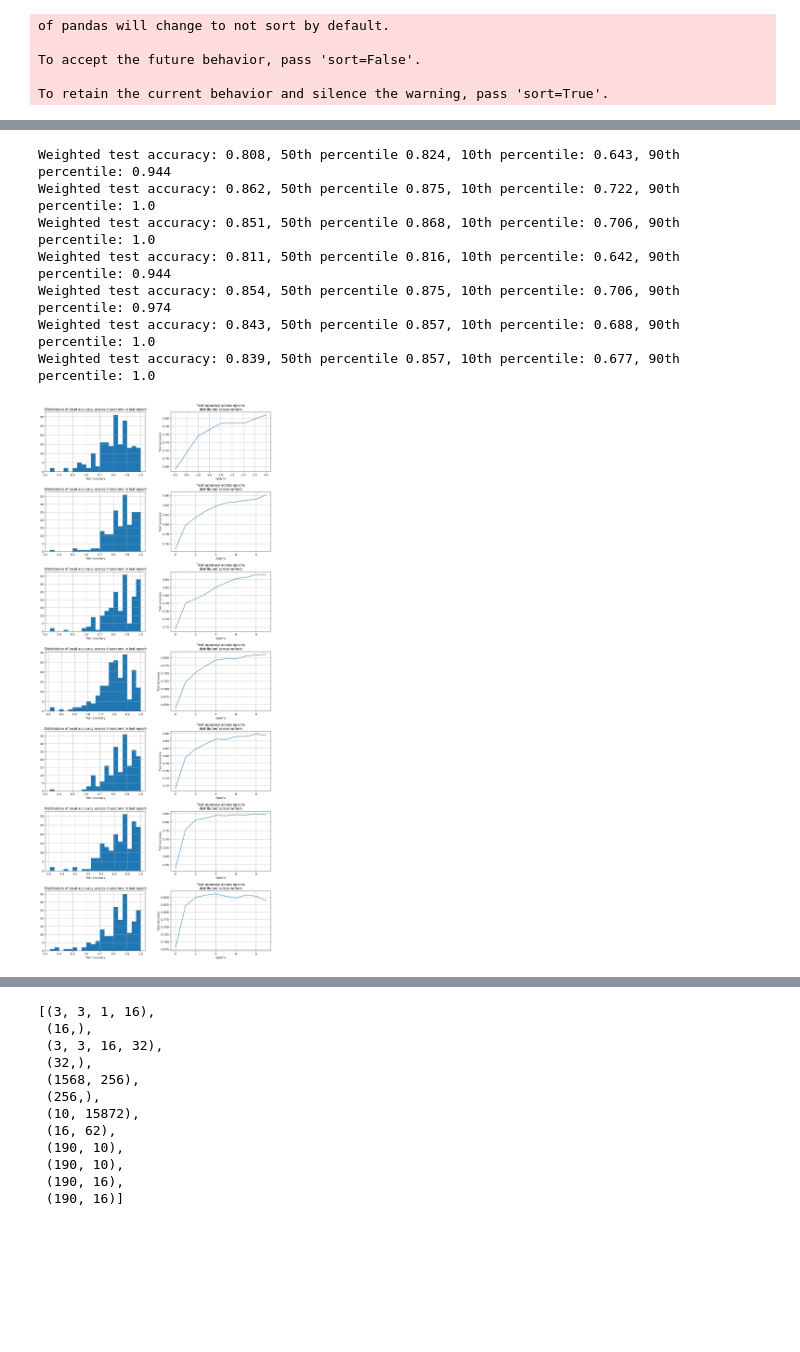
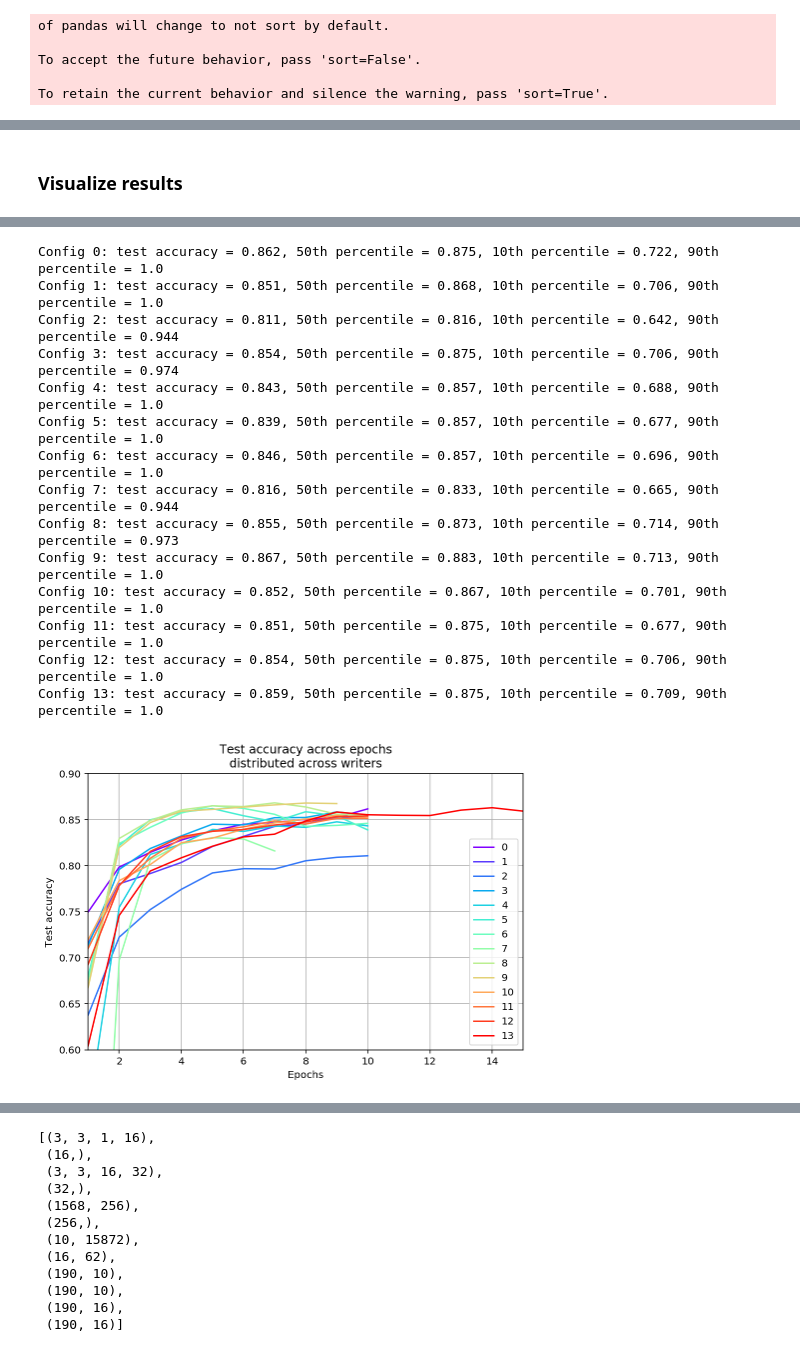
Before and after one commit to milesaturpin/latent-variable-nn, a Jupyter notebook: notebooks/femnist_results.ipynb, the cells around one changed output, grey strips where cells are left out. Cells and saved outputs as stored; diff of their text form; code cells hidden in the pictures; blank space fills up the shorter version.

```diff
--- a/notebooks/femnist_results.ipynb
+++ b/notebooks/femnist_results.ipynb
@@ -109,2 +118,3 @@ display(temp[[col for col in temp if col not in ['description']] + ['description
 # %%
 directories = !cd ../experiments/femnist; ls -d -- */
+directories = directories[-14:]
@@ -113,7 +121,3 @@ directories = !cd ../experiments/femnist; ls -d -- */
-# %%
-directories = directories[2:3]
-# %%
-directories = directories[-7:]
 # %%
 results_df_list = []
 hyperparams = []
@@ -148,7 +152,7 @@ for exp_dir in directories:
         if mod_hyper['description'] is None:
             mod_hyper['description']=-1
         try:
-            mod_hyper['latent_config']
+            blub = mod_hyper['latent_config']
         except:
             mod_hyper['latent_config']='NA'
         mod_hyperparams.append(mod_hyper)
@@ -178,19 +161,17 @@ display(temp[[col for col in temp if col not in ['description']] + ['description
+# %% [markdown]
+### Visualize results
 # %%
 num_configs = len(directories)
-plt.figure(figsize=(12,num_configs*4))
 
-temp = config_df.drop(['seed', 'testing', 'print_freq'],1)
+temp = config_df.drop(['seed', 'testing', 'print_freq', 'eval_every', 'data_dir'],1)
 # Move description to end
 display(temp[[col for col in temp if col not in ['description']] + ['description']])
 
-for i in range(num_configs):
-    train_stats = results_df_list[i]
+mean_accs = []
+for i, train_stats in enumerate(results_df_list):
     fed_acc_df = train_stats['test_acc'].unstack()
-
-    plt.subplot(num_configs,2,2*i+1)
-    fed_acc_df.tail(1).squeeze().hist(bins=20)
-    plt.title('Distribution of local accuracy across characters in last epoch')
-    plt.xlabel('Test accuracy')
+    mean_acc = fed_acc_df.apply(lambda s: np.dot(s.values, samples_weights.values), axis=1)
+    mean_accs.append(mean_acc)
 
     get_percentile = lambda perc: np.percentile(
         sorted(fed_acc_df.tail(1).squeeze().dropna().values), perc)
@@ -199,27 +180,15 @@ for i in range(num_configs):
         round(get_percentile(50),3),
         round(get_percentile(10),3),
         round(get_percentile(90),3)]
-    print('Weighted test accuracy: {}, 50th percentile {}, 10th percentile: {}, 90th percentile: {}'.format(*stats))
-    plt.subplot(num_configs,2,2*i+2)
-    plt.plot(
-        #fed_acc_df.apply(lambda s: np.percentile(s.dropna(), 50), axis=1).values
-        fed_acc_df.apply(lambda s: np.dot(s.values, samples_weights.values), axis=1).values
-    )
-#     plt.fill_between(range(len(fed_acc_df)),
-#                      fed_acc_df.apply(lambda s: np.percentile(s.dropna(), 90), axis=1).values,
-#                      fed_acc_df.apply(lambda s: np.percentile(s.dropna(), 10), axis=1).values,
-#                      alpha=0.1, facecolor='C0')
+    print('Config {}: test accuracy = {}, 50th percentile = {}, 10th percentile = {}, 90th percentile = {}'.format(i, *stats))
 
-#     plt.fill_between(range(len(fed_acc_df)),
-#                      fed_acc_df.apply(lambda s: np.percentile(s.dropna(), 75), axis=1).values,
-#                      fed_acc_df.apply(lambda s: np.percentile(s.dropna(), 25), axis=1).values,
-#                      alpha=0.2, facecolor='C0')
-
-    plt.title('Test accuracy across epochs\n'
-              'distributed across writers')
-    plt.xlabel('Epochs')
-    plt.ylabel('Test accuracy')
-    plt.grid(True)
-
+ax = pd.concat(mean_accs, axis=1).plot(figsize=(7,5), cmap='rainbow')
+#for i in range(4):
+#    pd.concat(mean_accs, axis=1).reset_index().plot.scatter(x='epoch', y=i,figsize=(7,5), ax=ax)
+plt.title('Test accuracy across epochs\ndistributed across writers')
+plt.xlabel('Epochs')
+plt.ylabel('Test accuracy')
+plt.grid(True)
+plt.ylim([0.6,0.9])
 plt.tight_layout();
 # %% [output]
@@ -234,8 +210,15 @@ plt.tight_layout();
-Weighted test accuracy: 0.808, 50th percentile 0.824, 10th percentile: 0.643, 90th percentile: 0.944
-Weighted test accuracy: 0.862, 50th percentile 0.875, 10th percentile: 0.722, 90th percentile: 1.0
-Weighted test accuracy: 0.851, 50th percentile 0.868, 10th percentile: 0.706, 90th percentile: 1.0
-Weighted test accuracy: 0.811, 50th percentile 0.816, 10th percentile: 0.642, 90th percentile: 0.944
-Weighted test accuracy: 0.854, 50th percentile 0.875, 10th percentile: 0.706, 90th percentile: 0.974
-Weighted test accuracy: 0.843, 50th percentile 0.857, 10th percentile: 0.688, 90th percentile: 1.0
-Weighted test accuracy: 0.839, 50th percentile 0.857, 10th percentile: 0.677, 90th percentile: 1.0
+Config 0: test accuracy = 0.862, 50th percentile = 0.875, 10th percentile = 0.722, 90th percentile = 1.0
+Config 1: test accuracy = 0.851, 50th percentile = 0.868, 10th percentile = 0.706, 90th percentile = 1.0
+Config 2: test accuracy = 0.811, 50th percentile = 0.816, 10th percentile = 0.642, 90th percentile = 0.944
+Config 3: test accuracy = 0.854, 50th percentile = 0.875, 10th percentile = 0.706, 90th percentile = 0.974
+Config 4: test accuracy = 0.843, 50th percentile = 0.857, 10th percentile = 0.688, 90th percentile = 1.0
+Config 5: test accuracy = 0.839, 50th percentile = 0.857, 10th percentile = 0.677, 90th percentile = 1.0
+Config 6: test accuracy = 0.846, 50th percentile = 0.857, 10th percentile = 0.696, 90th percentile = 1.0
+Config 7: test accuracy = 0.816, 50th percentile = 0.833, 10th percentile = 0.665, 90th percentile = 0.944
+Config 8: test accuracy = 0.855, 50th percentile = 0.873, 10th percentile = 0.714, 90th percentile = 0.973
+Config 9: test accuracy = 0.867, 50th percentile = 0.883, 10th percentile = 0.713, 90th percentile = 1.0
+Config 10: test accuracy = 0.852, 50th percentile = 0.867, 10th percentile = 0.701, 90th percentile = 1.0
+Config 11: test accuracy = 0.851, 50th percentile = 0.875, 10th percentile = 0.677, 90th percentile = 1.0
+Config 12: test accuracy = 0.854, 50th percentile = 0.875, 10th percentile = 0.706, 90th percentile = 1.0
+Config 13: test accuracy = 0.859, 50th percentile = 0.875, 10th percentile = 0.709, 90th percentile = 1.0
-[figure, old version]
+[figure, new version]
```
Also changed, not shown: parts of 74 cells of this notebook.
